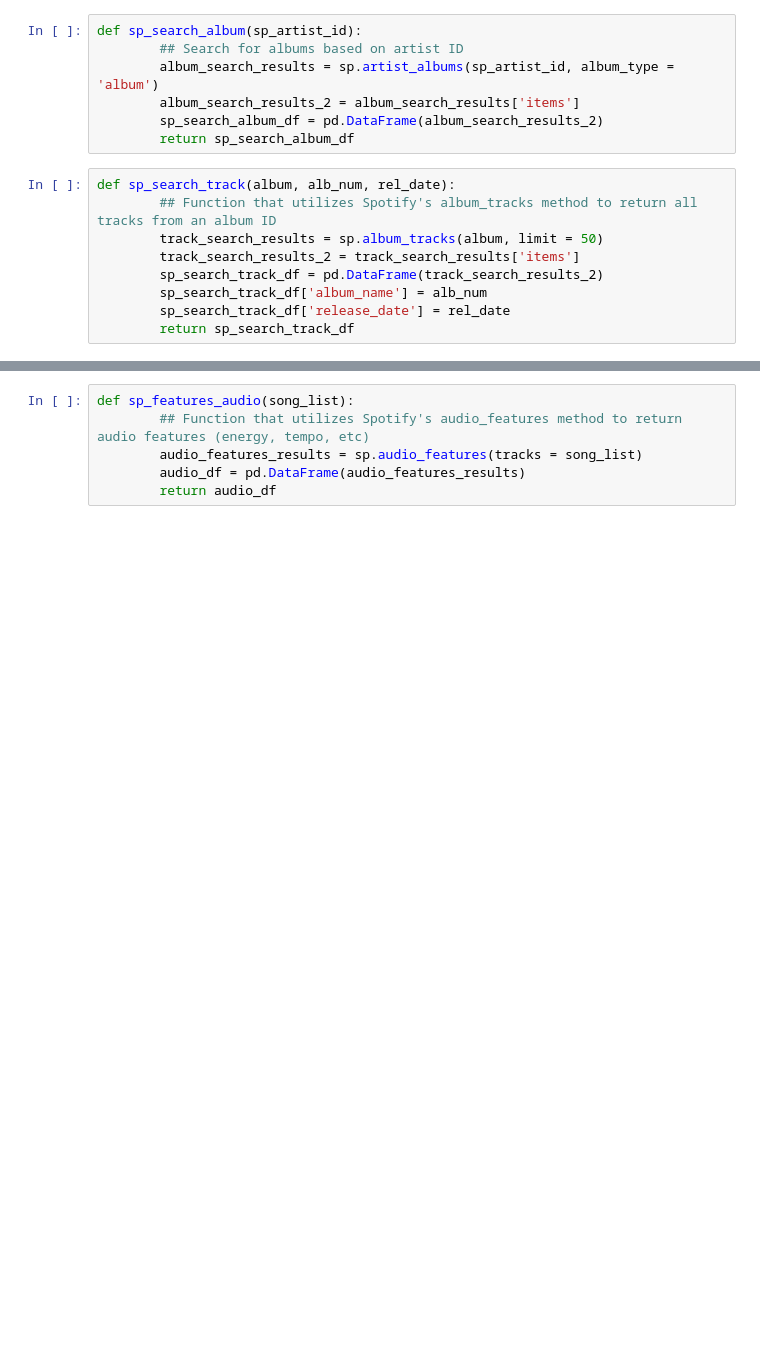
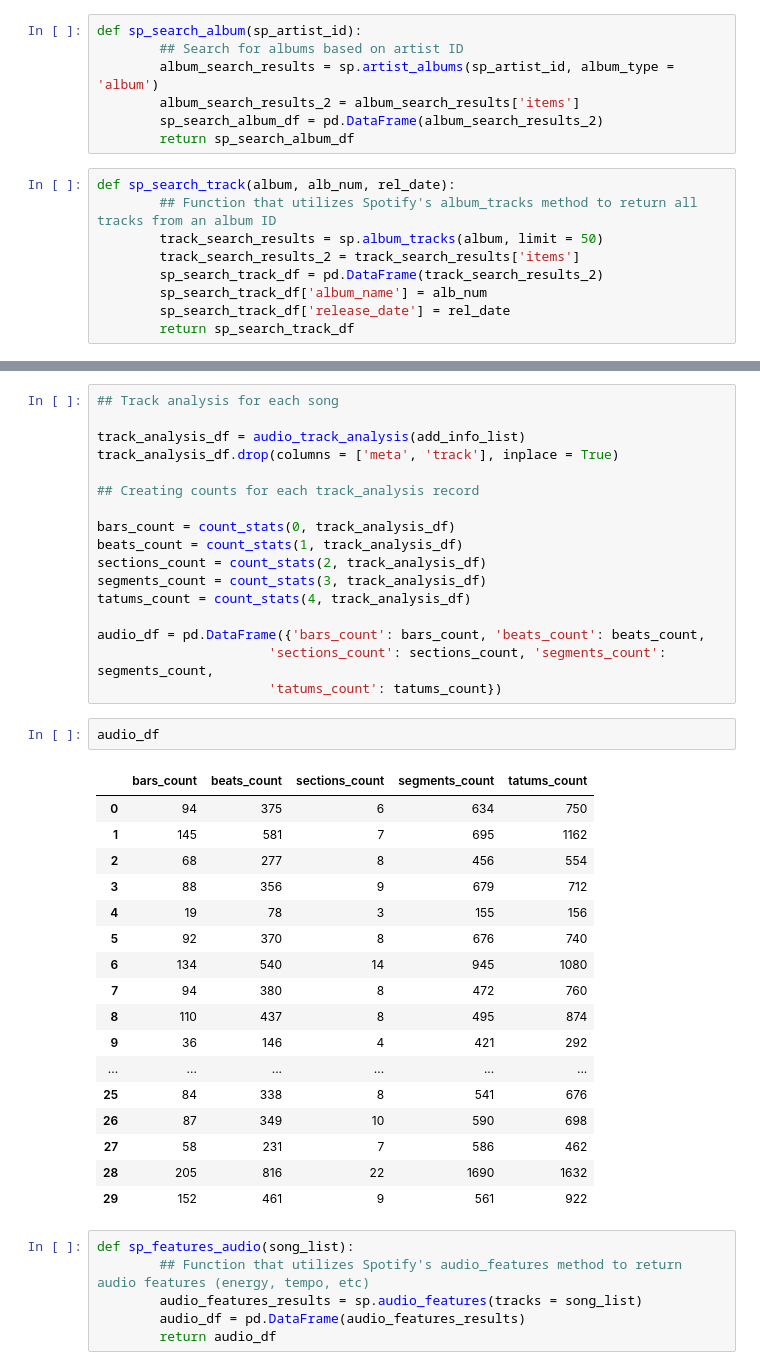
Before and after one commit to jroth006/The-future-of-music, a Jupyter notebook: Production Script.ipynb, the cells around one changed output, grey strips where cells are left out. Cells and saved outputs as stored; diff of their text form; blank space fills up the shorter version.

```diff
--- a/Production Script.ipynb
+++ b/Production Script.ipynb
@@ -91,3 +128,40 @@ def sp_search_track(album, alb_num, rel_date):
+# %%
+## Track analysis for each song
+
+track_analysis_df = audio_track_analysis(add_info_list)
+track_analysis_df.drop(columns = ['meta', 'track'], inplace = True)
+
+## Creating counts for each track_analysis record
+
+bars_count = count_stats(0, track_analysis_df)
+beats_count = count_stats(1, track_analysis_df)
+sections_count = count_stats(2, track_analysis_df)
+segments_count = count_stats(3, track_analysis_df)
+tatums_count = count_stats(4, track_analysis_df)
+
+audio_df = pd.DataFrame({'bars_count': bars_count, 'beats_count': beats_count,
+                      'sections_count': sections_count, 'segments_count': segments_count,
+                      'tatums_count': tatums_count})
+# %%
+audio_df
+# %% [output]
+|  | bars_count | beats_count | sections_count | segments_count | tatums_count |
+| 0 | 94 | 375 | 6 | 634 | 750 |
+| 1 | 145 | 581 | 7 | 695 | 1162 |
+| 2 | 68 | 277 | 8 | 456 | 554 |
+| 3 | 88 | 356 | 9 | 679 | 712 |
+| 4 | 19 | 78 | 3 | 155 | 156 |
+| 5 | 92 | 370 | 8 | 676 | 740 |
+| 6 | 134 | 540 | 14 | 945 | 1080 |
+| 7 | 94 | 380 | 8 | 472 | 760 |
+| 8 | 110 | 437 | 8 | 495 | 874 |
+| 9 | 36 | 146 | 4 | 421 | 292 |
+| ... | ... | ... | ... | ... | ... |
+| 25 | 84 | 338 | 8 | 541 | 676 |
+| 26 | 87 | 349 | 10 | 590 | 698 |
+| 27 | 58 | 231 | 7 | 586 | 462 |
+| 28 | 205 | 816 | 22 | 1690 | 1632 |
+| 29 | 152 | 461 | 9 | 561 | 922 |
 # %%
 def sp_features_audio(song_list):
         ## Function that utilizes Spotify's audio_features method to return audio features (energy, tempo, etc)
```
Also changed, not shown: parts of 29 cells of this notebook, 24 other files.
